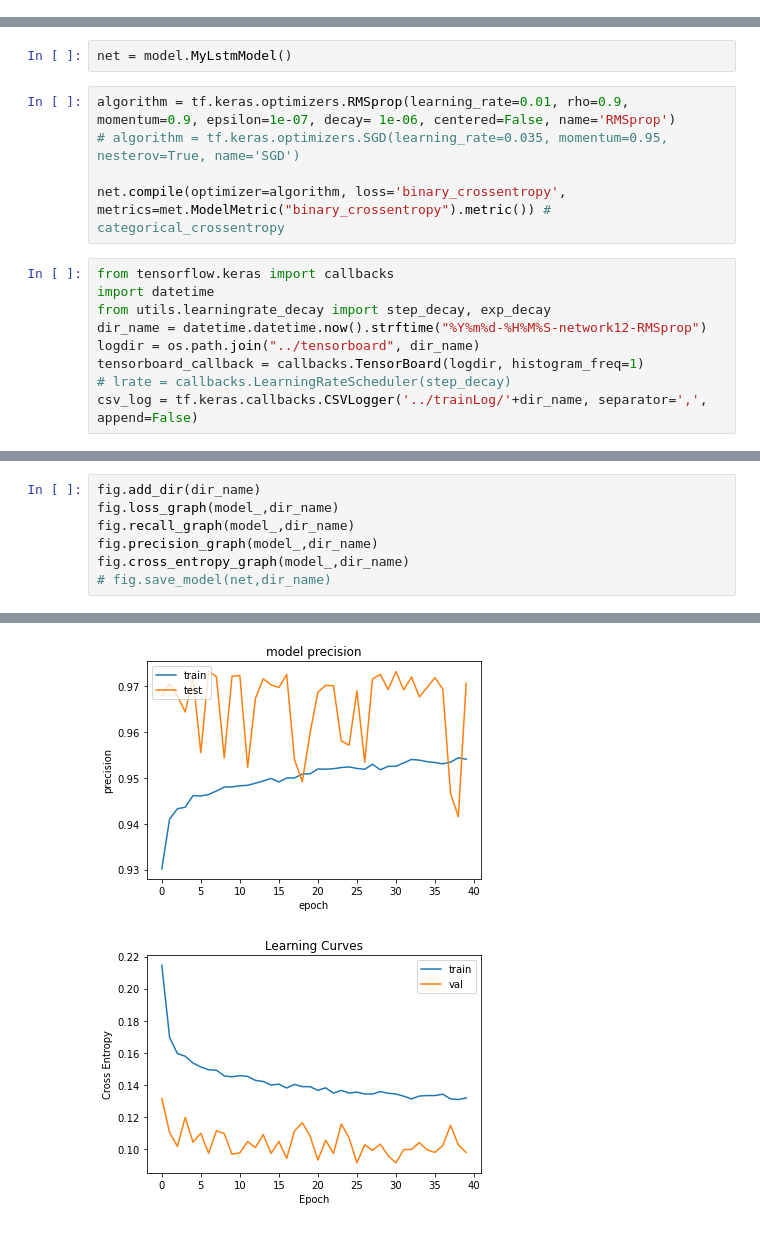
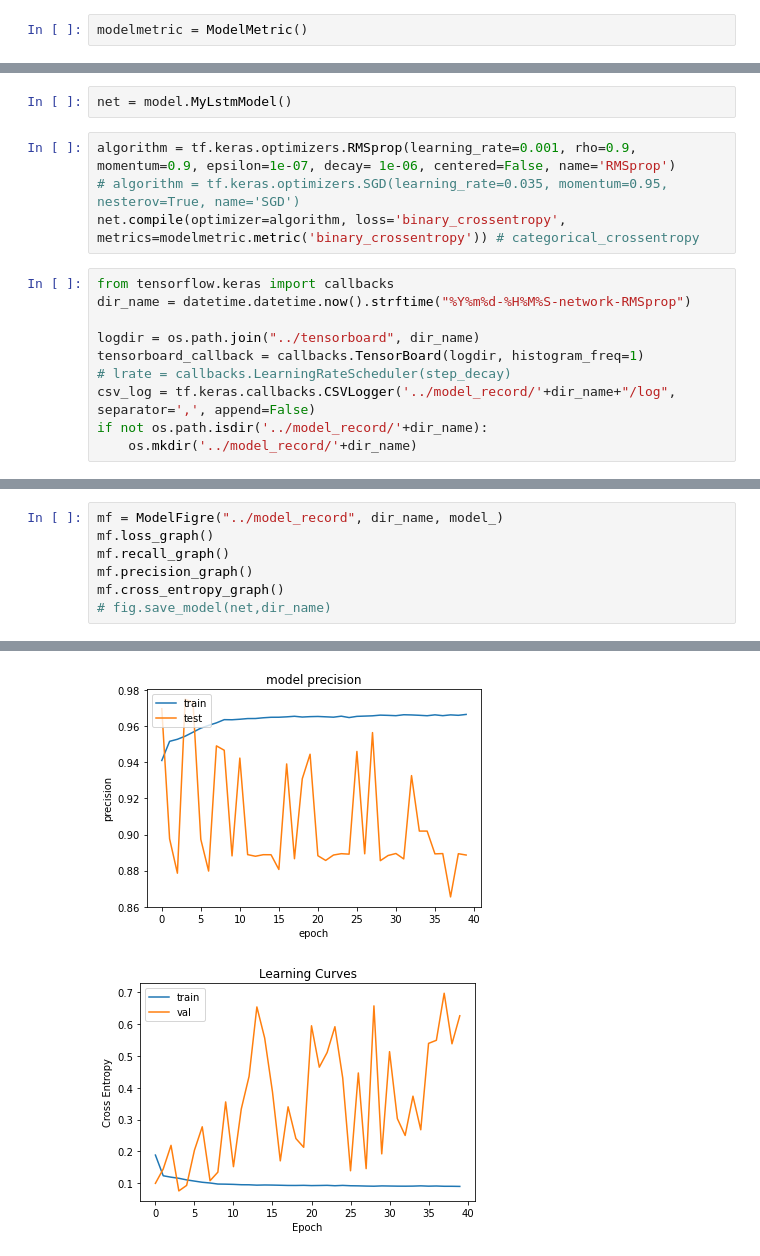
Before and after one commit to CCH0124/network-attack-machine-learning, a Jupyter notebook: pre_train/wednesday-network.ipynb, the cells around one changed output, grey strips where cells are left out. Drawn from its saved outputs; the diff is of its cells as text.

Commit message:
add 20200922-220602-network-RMSprop

```diff
--- a/pre_train/wednesday-network.ipynb
+++ b/pre_train/wednesday-network.ipynb
@@ -9,3 +11,5 @@ import utils.graph as fig
+# %%
+modelmetric = ModelMetric()
 # %%
 pre = preprocess.preprocess("D:/DataSet/CICIDS2017/CSV/Wednesday-workingHours.pcap_ISCX.csv", labelColumnName='Label', depth=2)
 X_train, X_test, y_train, y_test = pre.preprocessing()
@@ -17,19 +21,19 @@ import utils.network.network12 as model
 # %%
 net = model.MyLstmModel()
 # %%
-algorithm = tf.keras.optimizers.RMSprop(learning_rate=0.01, rho=0.9, momentum=0.9, epsilon=1e-07, decay= 1e-06, centered=False, name='RMSprop')
+algorithm = tf.keras.optimizers.RMSprop(learning_rate=0.001, rho=0.9, momentum=0.9, epsilon=1e-07, decay= 1e-06, centered=False, name='RMSprop')
 # algorithm = tf.keras.optimizers.SGD(learning_rate=0.035, momentum=0.95, nesterov=True, name='SGD')
-
-net.compile(optimizer=algorithm, loss='binary_crossentropy', metrics=met.ModelMetric("binary_crossentropy").metric()) # categorical_crossentropy
+net.compile(optimizer=algorithm, loss='binary_crossentropy', metrics=modelmetric.metric('binary_crossentropy')) # categorical_crossentropy
 # %%
 from tensorflow.keras import callbacks
-import datetime
-from utils.learningrate_decay import step_decay, exp_decay
-dir_name = datetime.datetime.now().strftime("%Y%m%d-%H%M%S-network12-RMSprop")
+dir_name = datetime.datetime.now().strftime("%Y%m%d-%H%M%S-network-RMSprop")
+
 logdir = os.path.join("../tensorboard", dir_name)
 tensorboard_callback = callbacks.TensorBoard(logdir, histogram_freq=1)
 # lrate = callbacks.LearningRateScheduler(step_decay)
-csv_log = tf.keras.callbacks.CSVLogger('../trainLog/'+dir_name, separator=',', append=False)
+csv_log = tf.keras.callbacks.CSVLogger('../model_record/'+dir_name+"/log", separator=',', append=False)
+if not os.path.isdir('../model_record/'+dir_name):
+    os.mkdir('../model_record/'+dir_name)
 # %%
 import numpy as np
 model_ = net.fit(X_train, y_train, epochs=40, batch_size=512, validation_split=0.3, callbacks=[tensorboard_callback, csv_log], verbose=1) # lrate
@@ -85,8 +87,8 @@ Precision result:  0.95007616
 # %%
-fig.add_dir(dir_name)
-fig.loss_graph(model_,dir_name)
-fig.recall_graph(model_,dir_name)
-fig.precision_graph(model_,dir_name)
-fig.cross_entropy_graph(model_,dir_name)
+mf = ModelFigre("../model_record", dir_name, model_)
+mf.loss_graph()
+mf.recall_graph()
+mf.precision_graph()
+mf.cross_entropy_graph()
 # fig.save_model(net,dir_name)
 # %% [output]
@@ -95,3 +97,3 @@ fig.cross_entropy_graph(model_,dir_name)
-[figure, old version]
+[figure, new version]
-[figure, old version]
+[figure, new version]
 # %%
```
Also changed, not shown: parts of 6 cells of this notebook, 6 other files.
